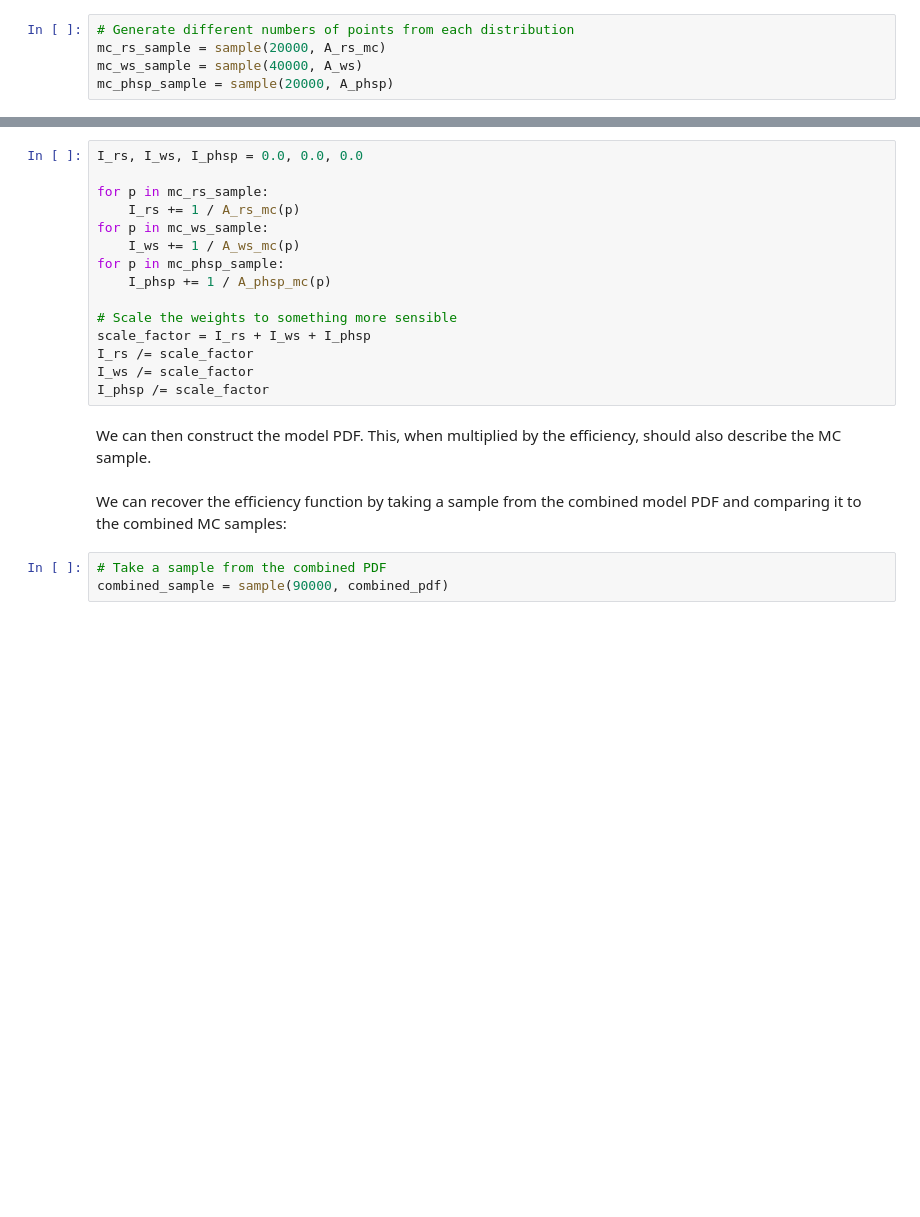
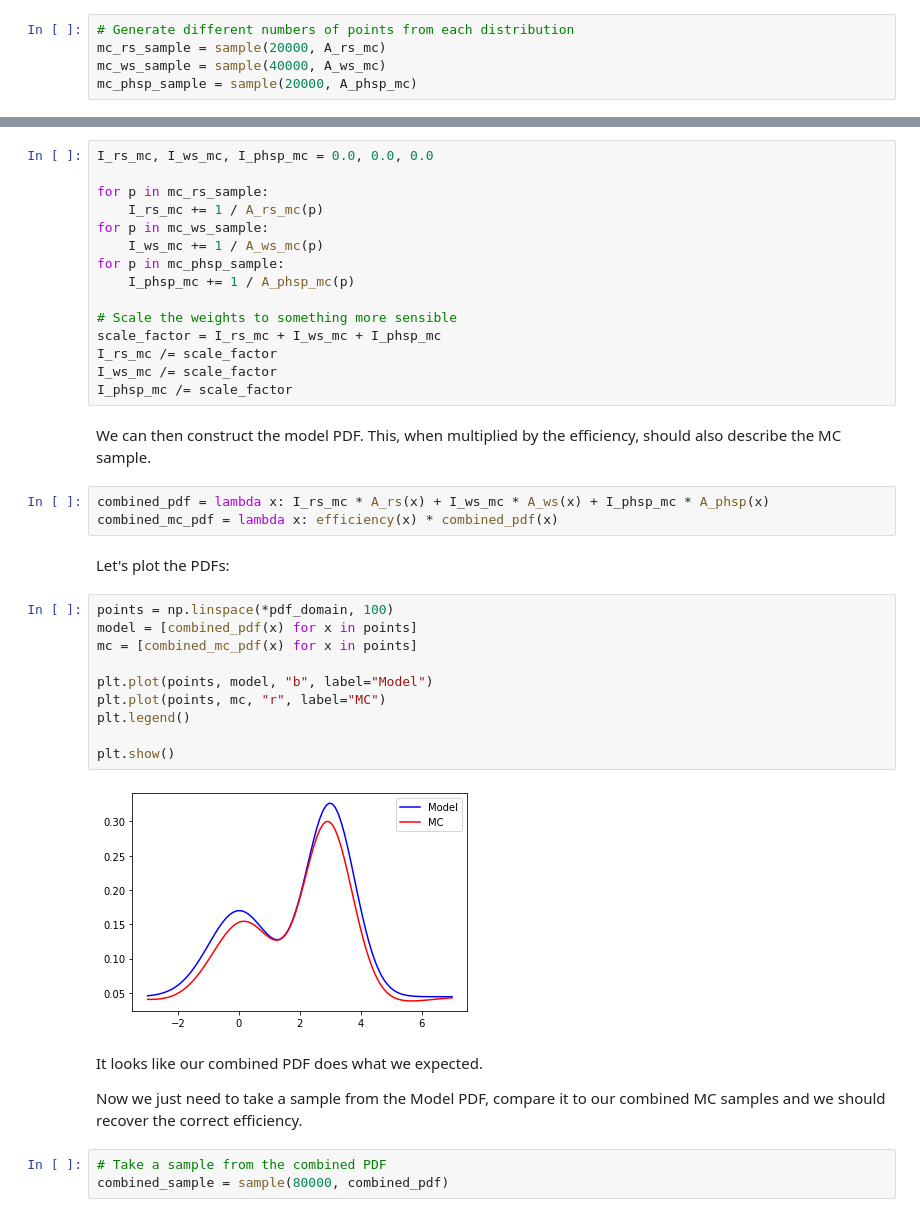
Before and after one commit to richard-lane/addPdfs, a Jupyter notebook: efficiency_toy.ipynb, the cells around one changed output, grey strips where cells are left out. Cells and saved outputs as stored; diff of their text form; blank space fills up the shorter version.

```diff
--- a/efficiency_toy.ipynb
+++ b/efficiency_toy.ipynb
@@ -67,32 +67,51 @@ A_phsp_mc = lambda x: efficiency(x) * A_phsp(x)
 # %%
 # Generate different numbers of points from each distribution
 mc_rs_sample = sample(20000, A_rs_mc)
-mc_ws_sample = sample(40000, A_ws)
-mc_phsp_sample = sample(20000, A_phsp)
+mc_ws_sample = sample(40000, A_ws_mc)
+mc_phsp_sample = sample(20000, A_phsp_mc)
 # %% [markdown]
 Next we need to find the weights $\mathcal{I}_i$ describing the combined model:
 # %%
-I_rs, I_ws, I_phsp = 0.0, 0.0, 0.0
+I_rs_mc, I_ws_mc, I_phsp_mc = 0.0, 0.0, 0.0
 
 for p in mc_rs_sample:
-    I_rs += 1 / A_rs_mc(p)
+    I_rs_mc += 1 / A_rs_mc(p)
 for p in mc_ws_sample:
-    I_ws += 1 / A_ws_mc(p)
+    I_ws_mc += 1 / A_ws_mc(p)
 for p in mc_phsp_sample:
-    I_phsp += 1 / A_phsp_mc(p)
+    I_phsp_mc += 1 / A_phsp_mc(p)
 
 # Scale the weights to something more sensible
-scale_factor = I_rs + I_ws + I_phsp
-I_rs /= scale_factor
-I_ws /= scale_factor
-I_phsp /= scale_factor
+scale_factor = I_rs_mc + I_ws_mc + I_phsp_mc
+I_rs_mc /= scale_factor
+I_ws_mc /= scale_factor
+I_phsp_mc /= scale_factor
 # %% [markdown]
 We can then construct the model PDF. This, when multiplied by the efficiency, should also describe the MC sample.
-# %% [markdown]
-We can recover the efficiency function by taking a sample from the combined model PDF and comparing it to the combined MC samples:
+# %%
+combined_pdf = lambda x: I_rs_mc * A_rs(x) + I_ws_mc * A_ws(x) + I_phsp_mc * A_phsp(x)
+combined_mc_pdf = lambda x: efficiency(x) * combined_pdf(x)
+# %% [markdown]
+Let's plot the PDFs:
+# %%
+points = np.linspace(*pdf_domain, 100)
+model = [combined_pdf(x) for x in points]
+mc = [combined_mc_pdf(x) for x in points]
+
+plt.plot(points, model, "b", label="Model")
+plt.plot(points, mc, "r", label="MC")
+plt.legend()
+
+plt.show()
+# %% [output]
+[figure, added]
+# %% [markdown]
+It looks like our combined PDF does what we expected.
+
+Now we just need to take a sample from the Model PDF, compare it to our combined MC samples and we should recover the correct efficiency.
 # %%
 # Take a sample from the combined PDF
-combined_sample = sample(90000, combined_pdf)
+combined_sample = sample(80000, combined_pdf)
 # %%
 # Make histograms of the model + MC, find their ratio
 model_hist, bins = np.histogram(combined_sample, bins=100, density=True)
```
Also changed, not shown: parts of 2 cells of this notebook.
